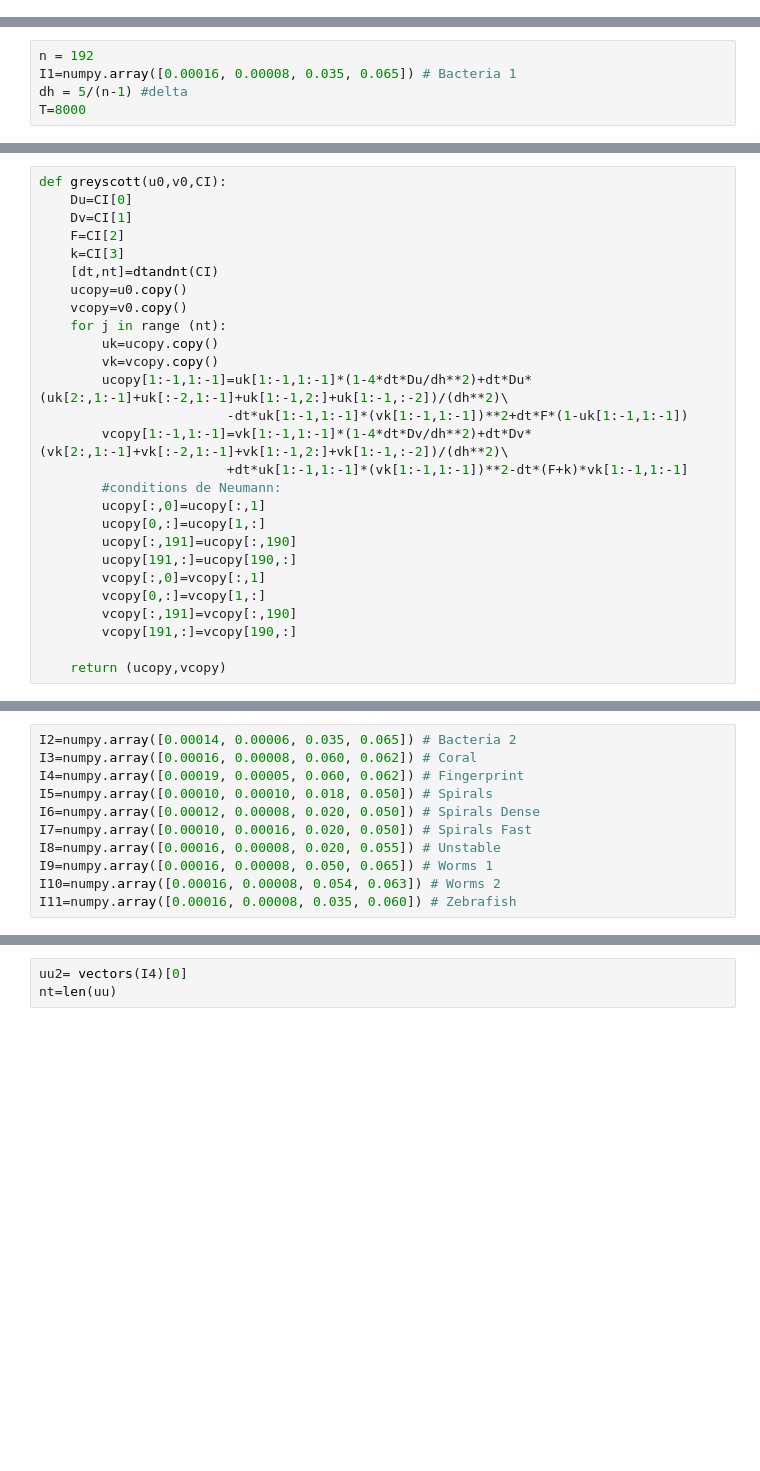
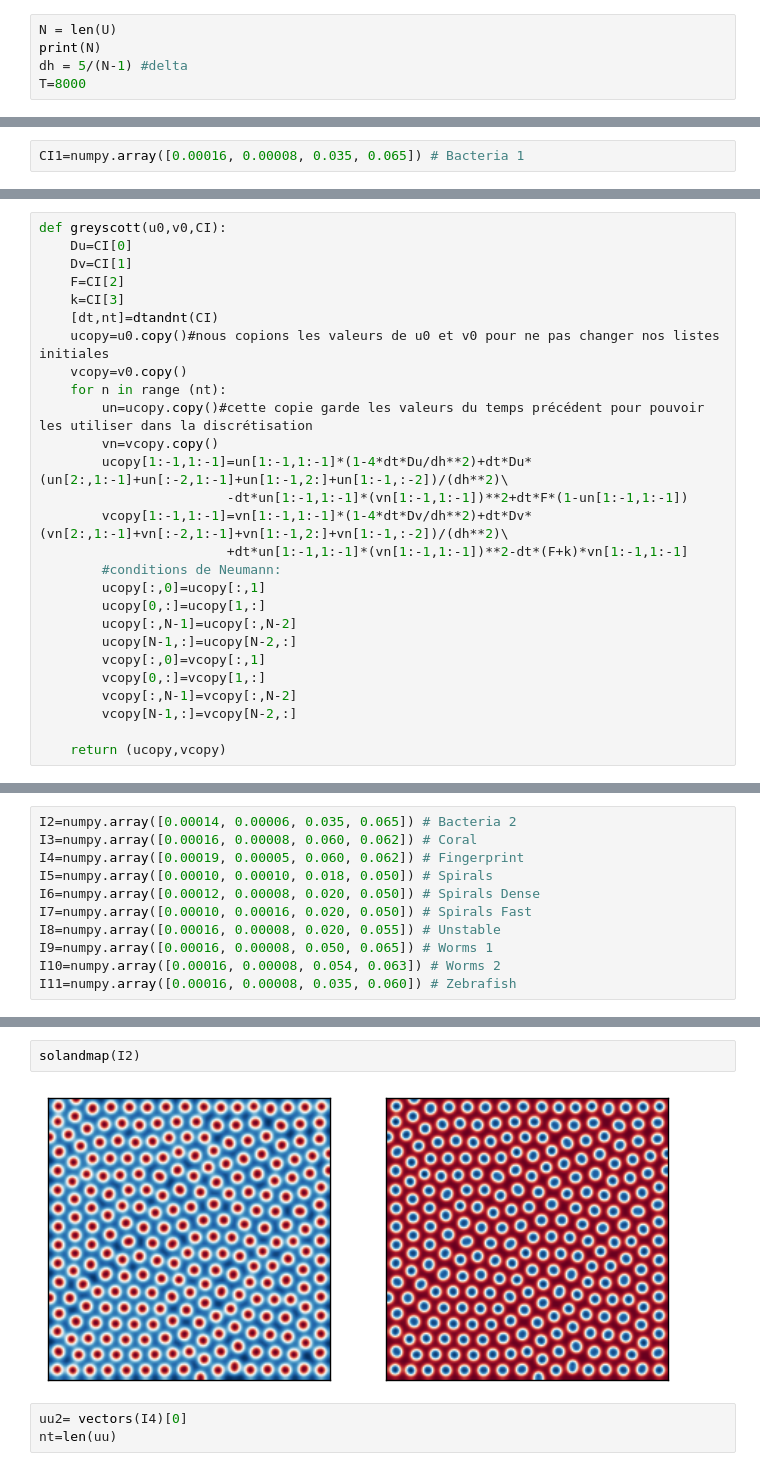
Before and after one commit to be-rays/Module4, a Jupyter notebook: Greyscott.ipynb, the cells around one changed output, grey strips where cells are left out. Drawn from its saved outputs; the diff is of its cells as text; blank space fills up the shorter version.

Commit message:
Ecriture de l'introduction et attention changement de nom pour les indices

```diff
--- a/Greyscott.ipynb
+++ b/Greyscott.ipynb
@@ -28,0 +108,5 @@ pyplot.xticks([]), pyplot.yticks([]);
+# %%
+N = len(U)
+print(N)
+dh = 5/(N-1) #delta
+T=8000
@@ -29,8 +118,5 @@ pyplot.xticks([]), pyplot.yticks([]);
 # %%
-n = 192
-I1=numpy.array([0.00016, 0.00008, 0.035, 0.065]) # Bacteria 1
-dh = 5/(n-1) #delta
-T=8000
+CI1=numpy.array([0.00016, 0.00008, 0.035, 0.065]) # Bacteria 1
 # %%
 def dtandnt(CI):
     dt = .9 * dh**2 / (4*max(CI[0],CI[1]))
@@ -81,24 +131,24 @@ def greyscott(u0,v0,CI):
     F=CI[2]
     k=CI[3]
     [dt,nt]=dtandnt(CI)
-    ucopy=u0.copy()
+    ucopy=u0.copy()#nous copions les valeurs de u0 et v0 pour ne pas changer nos listes initiales
     vcopy=v0.copy()
-    for j in range (nt):
-        uk=ucopy.copy()
-        vk=vcopy.copy()
-        ucopy[1:-1,1:-1]=uk[1:-1,1:-1]*(1-4*dt*Du/dh**2)+dt*Du*(uk[2:,1:-1]+uk[:-2,1:-1]+uk[1:-1,2:]+uk[1:-1,:-2])/(dh**2)\
-                        -dt*uk[1:-1,1:-1]*(vk[1:-1,1:-1])**2+dt*F*(1-uk[1:-1,1:-1])
-        vcopy[1:-1,1:-1]=vk[1:-1,1:-1]*(1-4*dt*Dv/dh**2)+dt*Dv*(vk[2:,1:-1]+vk[:-2,1:-1]+vk[1:-1,2:]+vk[1:-1,:-2])/(dh**2)\
-                        +dt*uk[1:-1,1:-1]*(vk[1:-1,1:-1])**2-dt*(F+k)*vk[1:-1,1:-1]
+    for n in range (nt):
+        un=ucopy.copy()#cette copie garde les valeurs du temps précédent pour pouvoir les utiliser dans la discrétisation
+        vn=vcopy.copy()
+        ucopy[1:-1,1:-1]=un[1:-1,1:-1]*(1-4*dt*Du/dh**2)+dt*Du*(un[2:,1:-1]+un[:-2,1:-1]+un[1:-1,2:]+un[1:-1,:-2])/(dh**2)\
+                        -dt*un[1:-1,1:-1]*(vn[1:-1,1:-1])**2+dt*F*(1-un[1:-1,1:-1])
+        vcopy[1:-1,1:-1]=vn[1:-1,1:-1]*(1-4*dt*Dv/dh**2)+dt*Dv*(vn[2:,1:-1]+vn[:-2,1:-1]+vn[1:-1,2:]+vn[1:-1,:-2])/(dh**2)\
+                        +dt*un[1:-1,1:-1]*(vn[1:-1,1:-1])**2-dt*(F+k)*vn[1:-1,1:-1]
         #conditions de Neumann:
         ucopy[:,0]=ucopy[:,1]
         ucopy[0,:]=ucopy[1,:]
-        ucopy[:,191]=ucopy[:,190]
-        ucopy[191,:]=ucopy[190,:]
+        ucopy[:,N-1]=ucopy[:,N-2]
+        ucopy[N-1,:]=ucopy[N-2,:]
         vcopy[:,0]=vcopy[:,1]
         vcopy[0,:]=vcopy[1,:]
-        vcopy[:,191]=vcopy[:,190]
-        vcopy[191,:]=vcopy[190,:]
+        vcopy[:,N-1]=vcopy[:,N-2]
+        vcopy[N-1,:]=vcopy[N-2,:]
 
     return (ucopy,vcopy)
 # %% [markdown]
@@ -213,3 +266,7 @@ I11=numpy.array([0.00016, 0.00008, 0.035, 0.060]) # Zebrafish
+# %%
+solandmap(I2)
+# %% [output]
+[figure, added]
 # %%
 uu2= vectors(I4)[0]
 nt=len(uu)
```
Also changed, not shown: parts of 26 cells of this notebook.
